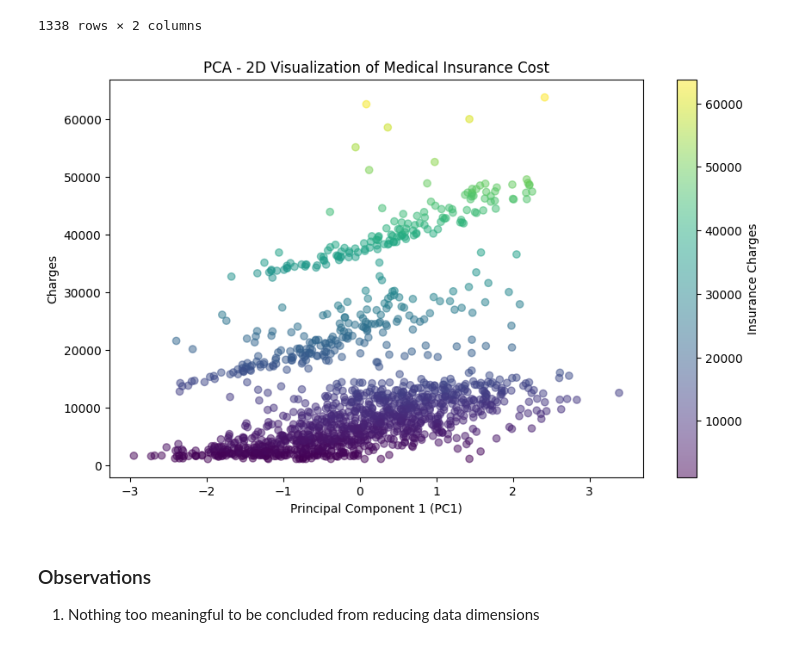
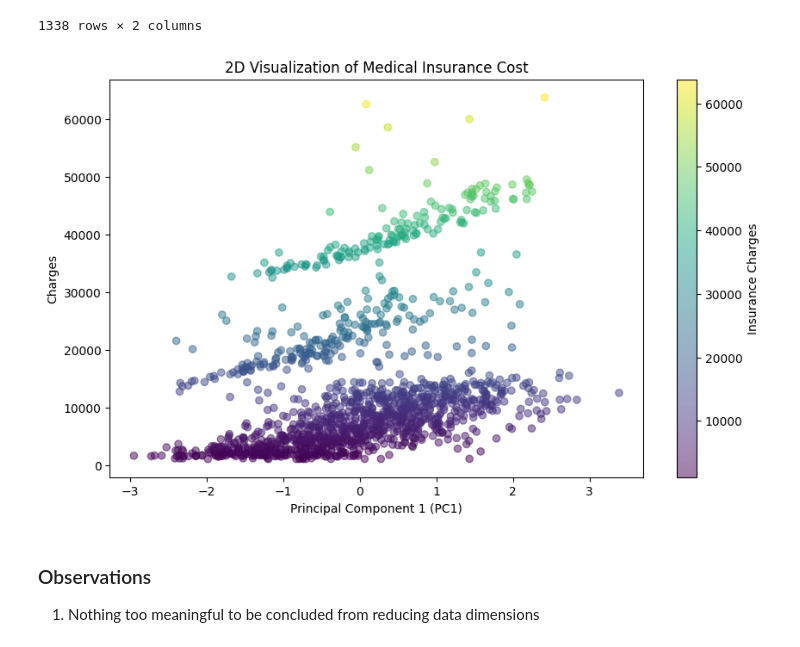
Before and after one commit to RezaP117/Health_Insurance_Cost_Predictor, a Jupyter notebook: notebook/model_training.ipynb, the cells around one changed output. Cells and saved outputs as stored; diff of their text form; code cells hidden in the pictures.

```diff
--- a/notebook/model_training.ipynb
+++ b/notebook/model_training.ipynb
@@ -105,15 +107,16 @@ final_pca_df
 | 1337 | 0.516285 | 29141.36030 |
 1338 rows × 2 columns
 # %%
+# plotting PCA graph
 plt.figure(figsize=(10, 6))
 plt.scatter(final_pca_df["PC1"], y = final_pca_df["charges"], c = final_pca_df["charges"], cmap = "viridis", alpha =0.5)
-plt.title("PCA - 2D Visualization of Medical Insurance Cost")
+plt.title("2D Visualization of Medical Insurance Cost")
 plt.xlabel("Principal Component 1 (PC1)")
 plt.ylabel("Charges")
 plt.colorbar(label = "Insurance Charges")
 plt.show()
 # %% [output]
-[figure, old version]
+[figure, new version]
 # %% [markdown]
 ### Observations ###
 1. Nothing too meaningful to be concluded from reducing data dimensions
```
Also changed, not shown: parts of 20 cells of this notebook, 1 other file.
